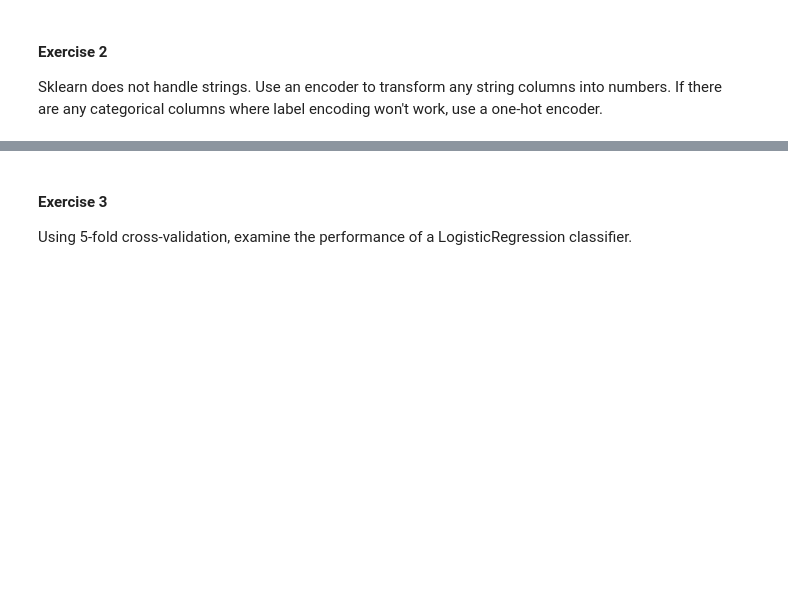
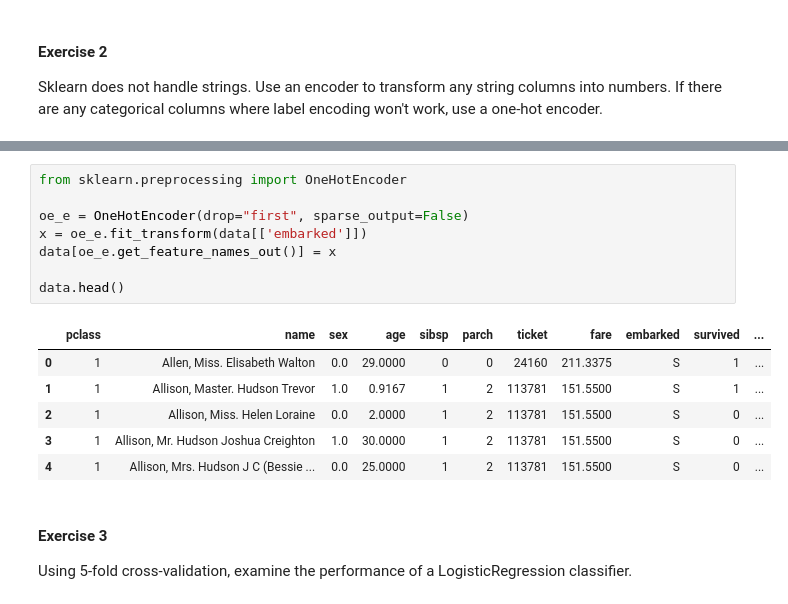
Before and after one commit to SU-IST407-SP25/student-lecture-materials-Qxuto-1, a Jupyter notebook: 5-week5/lab-exercises.ipynb, the cells around one changed output, grey strips where cells are left out. Drawn from its saved outputs; the diff is of its cells as text; blank space fills up the shorter version.

```diff
--- a/5-week5/lab-exercises.ipynb
+++ b/5-week5/lab-exercises.ipynb
@@ -124,3 +117,18 @@ data.head()
+# %%
+from sklearn.preprocessing import OneHotEncoder
+
+oe_e = OneHotEncoder(drop="first", sparse_output=False)
+x = oe_e.fit_transform(data[['embarked']])
+data[oe_e.get_feature_names_out()] = x
+
+data.head()
+# %% [output]
+|  | pclass | name | sex | age | sibsp | parch | ticket | fare | embarked | survived | ... |
+| 0 | 1 | Allen, Miss. Elisabeth Walton | 0.0 | 29.0000 | 0 | 0 | 24160 | 211.3375 | S | 1 | ... |
+| 1 | 1 | Allison, Master. Hudson Trevor | 1.0 | 0.9167 | 1 | 2 | 113781 | 151.5500 | S | 1 | ... |
+| 2 | 1 | Allison, Miss. Helen Loraine | 0.0 | 2.0000 | 1 | 2 | 113781 | 151.5500 | S | 0 | ... |
+| 3 | 1 | Allison, Mr. Hudson Joshua Creighton | 1.0 | 30.0000 | 1 | 2 | 113781 | 151.5500 | S | 0 | ... |
+| 4 | 1 | Allison, Mrs. Hudson J C (Bessie ... | 0.0 | 25.0000 | 1 | 2 | 113781 | 151.5500 | S | 0 | ... |
 # %% [markdown]
 #### **Exercise 3**
 
```
Also changed, not shown: parts of 1 cell of this notebook.
